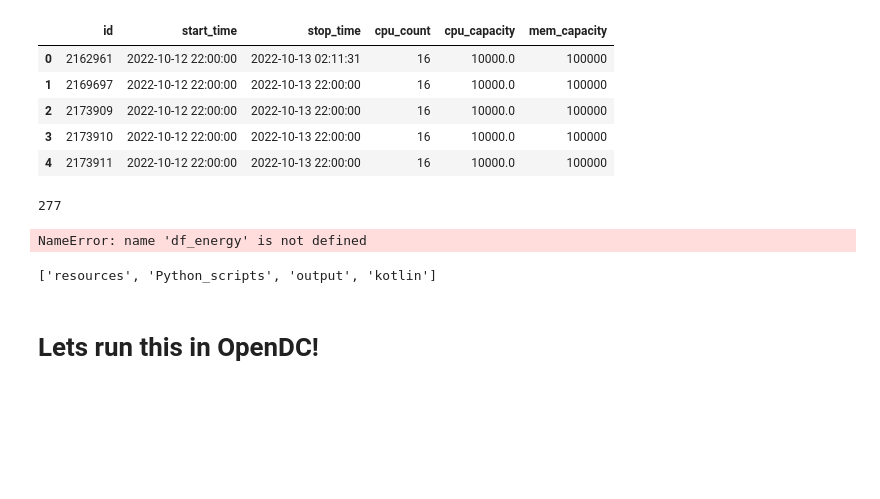
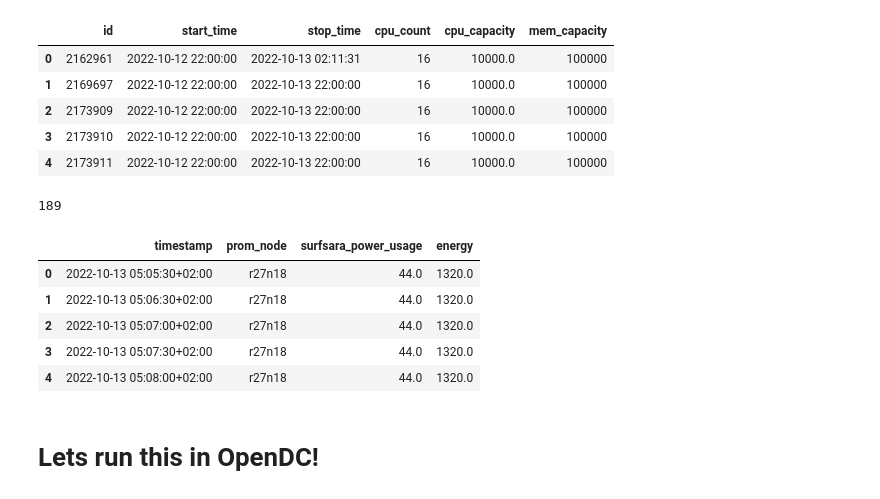
Before and after one commit to DanteNiewenhuis/opendc, a Jupyter notebook: opendc-experiments/opendc-experiments-surfsara/src/main/Python_scripts/Analyse results.ipynb, the cells around one changed output. Drawn from its saved outputs; the diff is of its cells as text; code cells hidden in the pictures; blank space fills up the shorter version.

```diff
--- a/opendc-experiments/opendc-experiments-surfsara/src/main/Python_scripts/Analyse results.ipynb
+++ b/opendc-experiments/opendc-experiments-surfsara/src/main/Python_scripts/Analyse results.ipynb
@@ -81,15 +81,19 @@ df_meta.head()
 | 3 | 2173910 | 2022-10-12 22:00:00 | 2022-10-13 22:00:00 | 16 | 10000.0 | 100000 |
 | 4 | 2173911 | 2022-10-12 22:00:00 | 2022-10-13 22:00:00 | 16 | 10000.0 | 100000 |
 # %%
-# df_energy =  pd.read_parquet(f"{base_folder}/resources/traces/{workload_name}/energy.parquet")
-# numHosts = len(df_energy.prom_node.unique())
-numHosts = 277
+df_energy =  pd.read_parquet(f"{base_folder}/resources/traces/{workload_name}/energy.parquet")
+numHosts = len(df_energy.prom_node.unique())
 print(numHosts)
 
 df_energy.head()
 # %% [output]
-277
+189
-NameError: name 'df_energy' is not defined
+|  | timestamp | prom_node | surfsara_power_usage | energy |
+| 0 | 2022-10-13 05:05:30+02:00 | r27n18 | 44.0 | 1320.0 |
+| 1 | 2022-10-13 05:06:30+02:00 | r27n18 | 44.0 | 1320.0 |
+| 2 | 2022-10-13 05:07:00+02:00 | r27n18 | 44.0 | 1320.0 |
+| 3 | 2022-10-13 05:07:30+02:00 | r27n18 | 44.0 | 1320.0 |
+| 4 | 2022-10-13 05:08:00+02:00 | r27n18 | 44.0 | 1320.0 |
 # %%
 def create_topology(numHosts):
     speed = 0.05
@@ -101,10 +105,6 @@ def create_topology(numHosts):
         wf.write(f"A01;A01;{coresPerHost*numHosts};{speed};{numHosts*memoryCapacity};{numHosts};{memoryCapacity};{coresPerHost}")
 
 create_topology(numHosts)
-# %%
-os.listdir(base_folder)
-# %% [output]
-['resources', 'Python_scripts', 'output', 'kotlin']
 # %% [markdown]
 # Lets run this in OpenDC!
 # %% [markdown]
```
Also changed, not shown: parts of 1 cell of this notebook, 14 other files.
